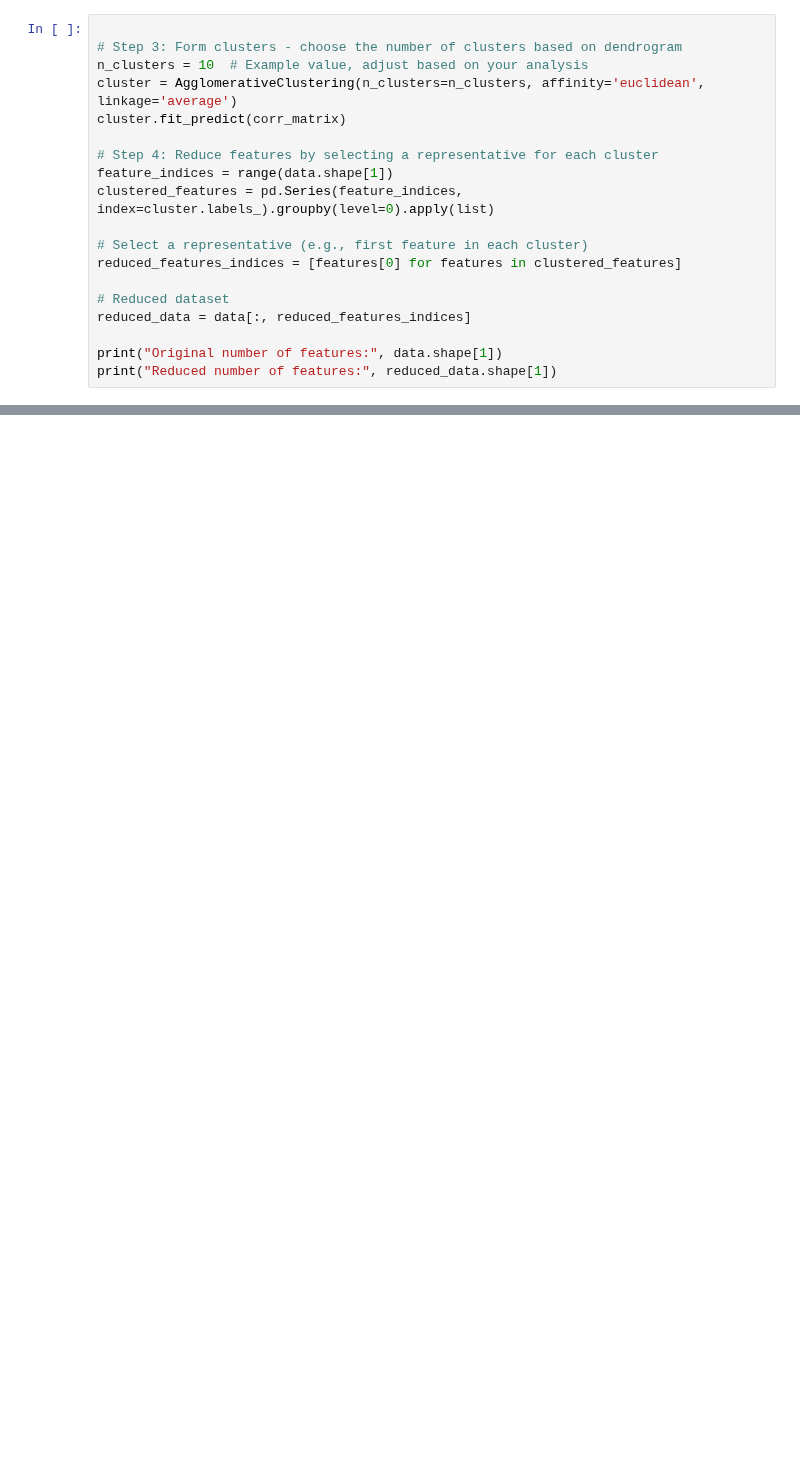
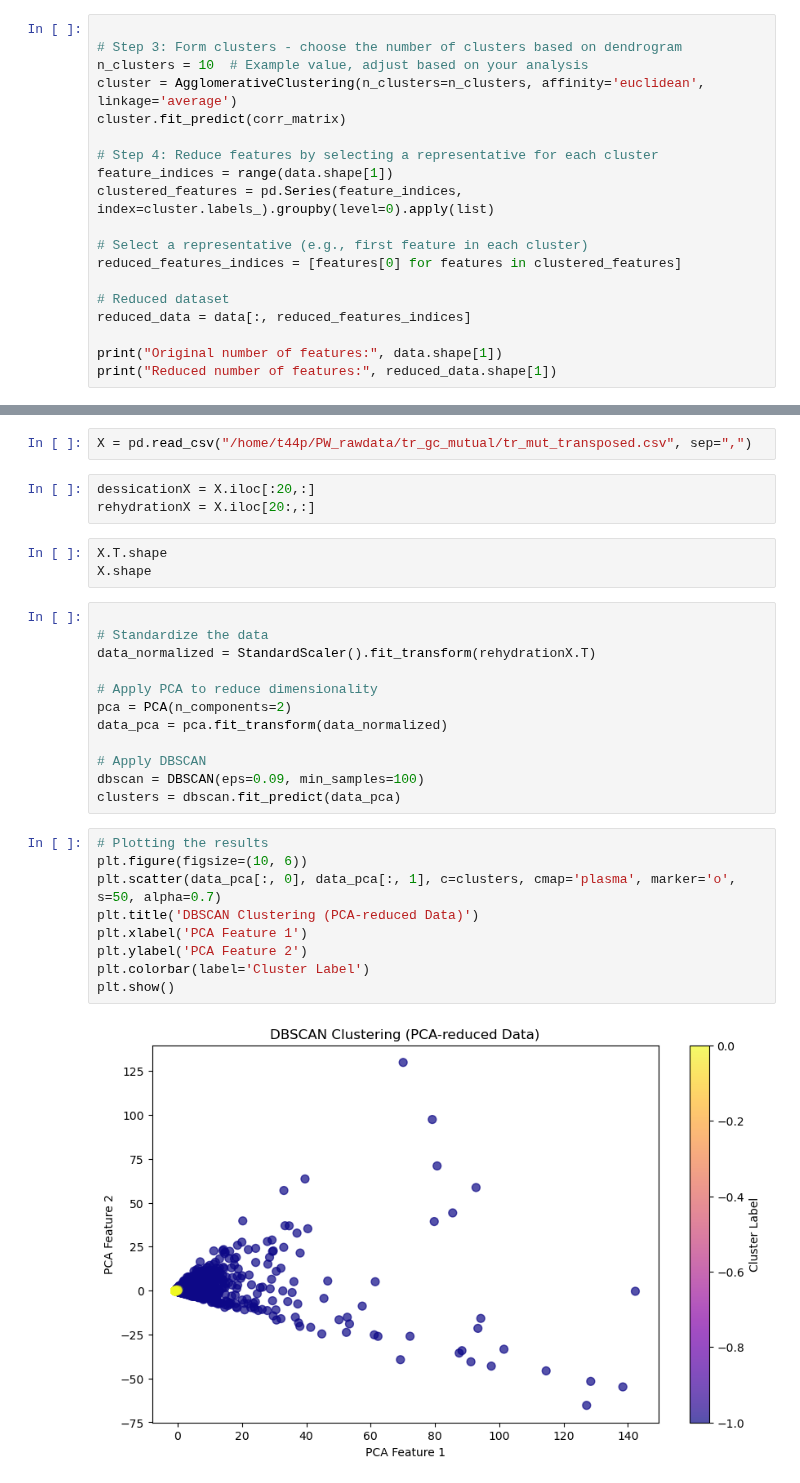
Before and after one commit to Yawkward/x.elegans, a Jupyter notebook: feature_reduction.ipynb, the cells around one changed output, grey strips where cells are left out. Saved outputs shown, nothing was run; the diff lists cells and outputs as text; blank space fills up the shorter version.

Commit message:
feature reduction PCA/MDS DBSCAN

```diff
--- a/feature_reduction.ipynb
+++ b/feature_reduction.ipynb
@@ -64,0 +100,31 @@ print("Reduced number of features:", reduced_data.shape[1])
+# %%
+X = pd.read_csv("/home/t44p/PW_rawdata/tr_gc_mutual/tr_mut_transposed.csv", sep=",")
+# %%
+dessicationX = X.iloc[:20,:]
+rehydrationX = X.iloc[20:,:]
+# %%
+X.T.shape
+X.shape
+# %%
+
+# Standardize the data
+data_normalized = StandardScaler().fit_transform(rehydrationX.T)
+
+# Apply PCA to reduce dimensionality
+pca = PCA(n_components=2)
+data_pca = pca.fit_transform(data_normalized)
+
+# Apply DBSCAN
+dbscan = DBSCAN(eps=0.09, min_samples=100)
+clusters = dbscan.fit_predict(data_pca)
+# %%
+# Plotting the results
+plt.figure(figsize=(10, 6))
+plt.scatter(data_pca[:, 0], data_pca[:, 1], c=clusters, cmap='plasma', marker='o', s=50, alpha=0.7)
+plt.title('DBSCAN Clustering (PCA-reduced Data)')
+plt.xlabel('PCA Feature 1')
+plt.ylabel('PCA Feature 2')
+plt.colorbar(label='Cluster Label')
+plt.show()
+# %% [output]
+[figure, added]
```
Also changed, not shown: parts of 12 cells of this notebook.
